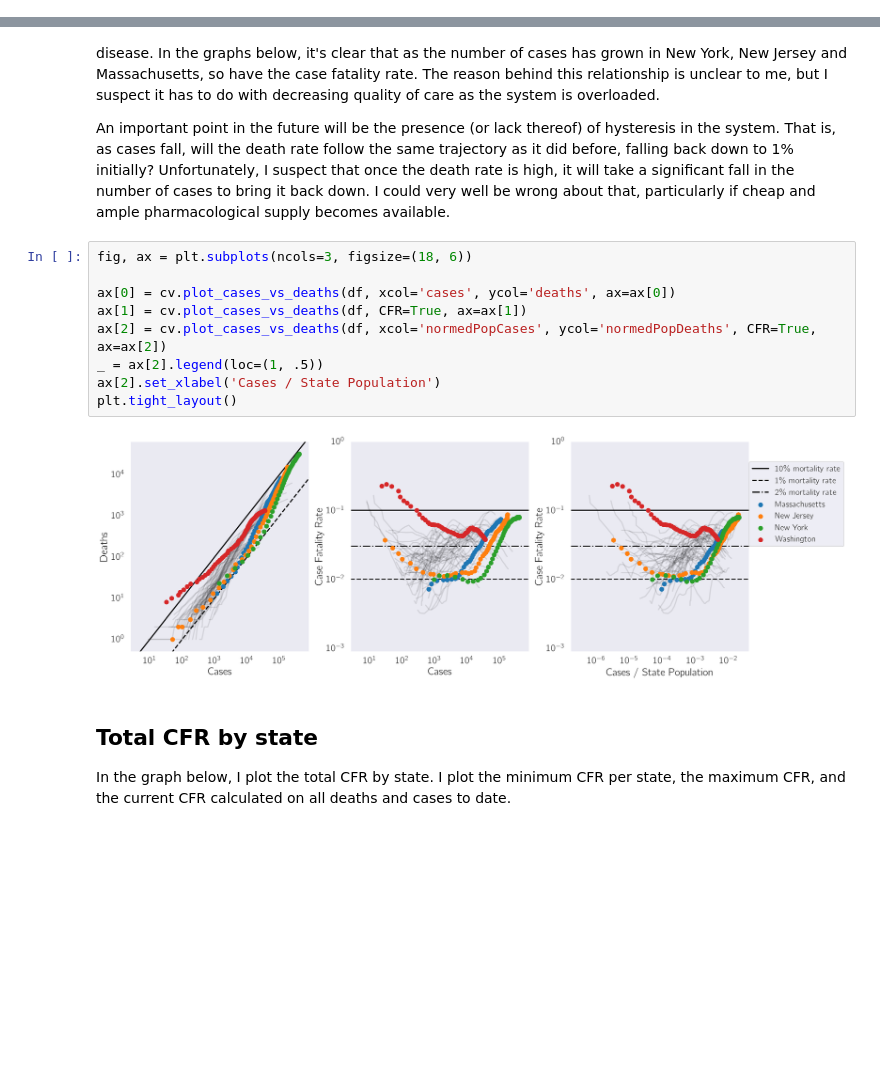
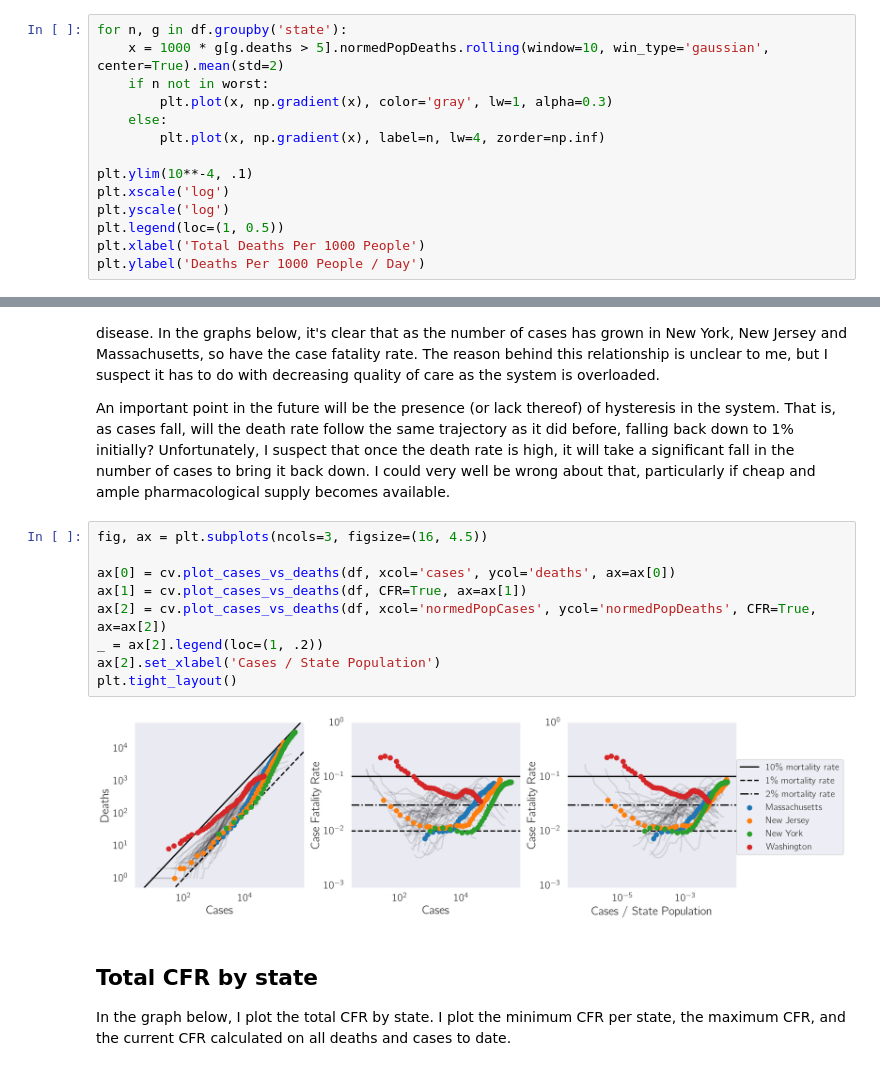
Before and after one commit to dangeles/dangeles.github.io, a Jupyter notebook: jupyter/covid19_rolling.ipynb, the cells around one changed output, grey strips where cells are left out. Cells and saved outputs as stored; diff of their text form; blank space fills up the shorter version.

```diff
--- a/jupyter/covid19_rolling.ipynb
+++ b/jupyter/covid19_rolling.ipynb
@@ -98,0 +186,14 @@ Worst states right now: ['Arizona' 'Texas' 'California' 'Florida']
+# %%
+for n, g in df.groupby('state'):
+    x = 1000 * g[g.deaths > 5].normedPopDeaths.rolling(window=10, win_type='gaussian', center=True).mean(std=2)
+    if n not in worst:
+        plt.plot(x, np.gradient(x), color='gray', lw=1, alpha=0.3)
+    else:
+        plt.plot(x, np.gradient(x), label=n, lw=4, zorder=np.inf)
+
+plt.ylim(10**-4, .1)
+plt.xscale('log')
+plt.yscale('log')
+plt.legend(loc=(1, 0.5))
+plt.xlabel('Total Deaths Per 1000 People')
+plt.ylabel('Deaths Per 1000 People / Day')
@@ -102,16 +238,16 @@ The plots below show the relationship between the number of cases and the number
 
 An important point in the future will be the presence (or lack thereof) of hysteresis in the system. That is, as cases fall, will the death rate follow the same trajectory as it did before, falling back down to 1% initially? Unfortunately, I suspect that once the death rate is high, it will take a significant fall in the number of cases to bring it back down. I could very well be wrong about that, particularly if cheap and ample pharmacological supply becomes available.
 # %%
-fig, ax = plt.subplots(ncols=3, figsize=(18, 6))
+fig, ax = plt.subplots(ncols=3, figsize=(16, 4.5))
 
 ax[0] = cv.plot_cases_vs_deaths(df, xcol='cases', ycol='deaths', ax=ax[0])
 ax[1] = cv.plot_cases_vs_deaths(df, CFR=True, ax=ax[1])
 ax[2] = cv.plot_cases_vs_deaths(df, xcol='normedPopCases', ycol='normedPopDeaths', CFR=True, ax=ax[2])
-_ = ax[2].legend(loc=(1, .5))
+_ = ax[2].legend(loc=(1, .2))
 ax[2].set_xlabel('Cases / State Population')
 plt.tight_layout()
 # %% [output]
-[figure, old version]
+[figure, new version]
 # %% [markdown]
 ## Total CFR by state
 
```
Also changed, not shown: parts of 35 cells of this notebook, 4 other files.
